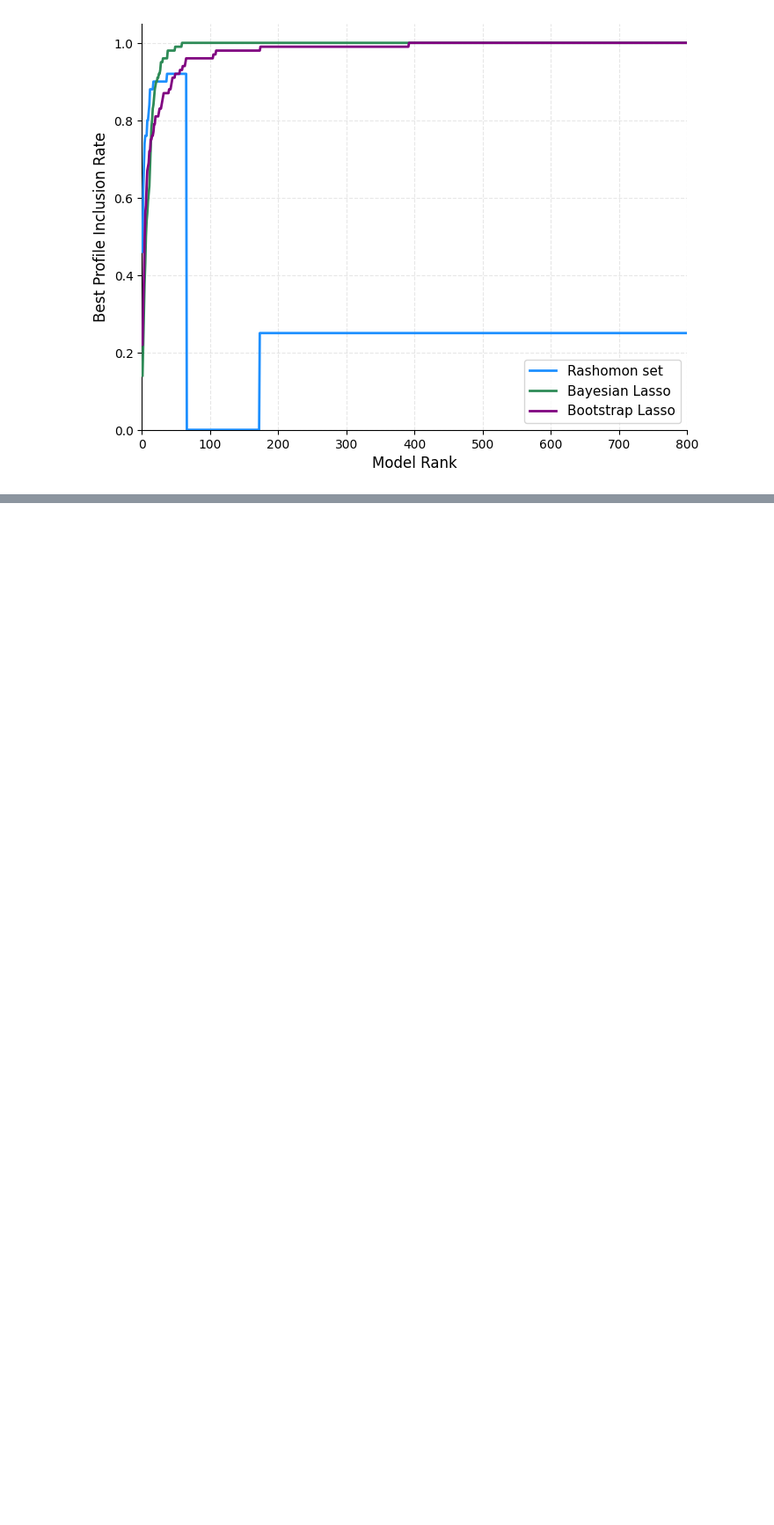
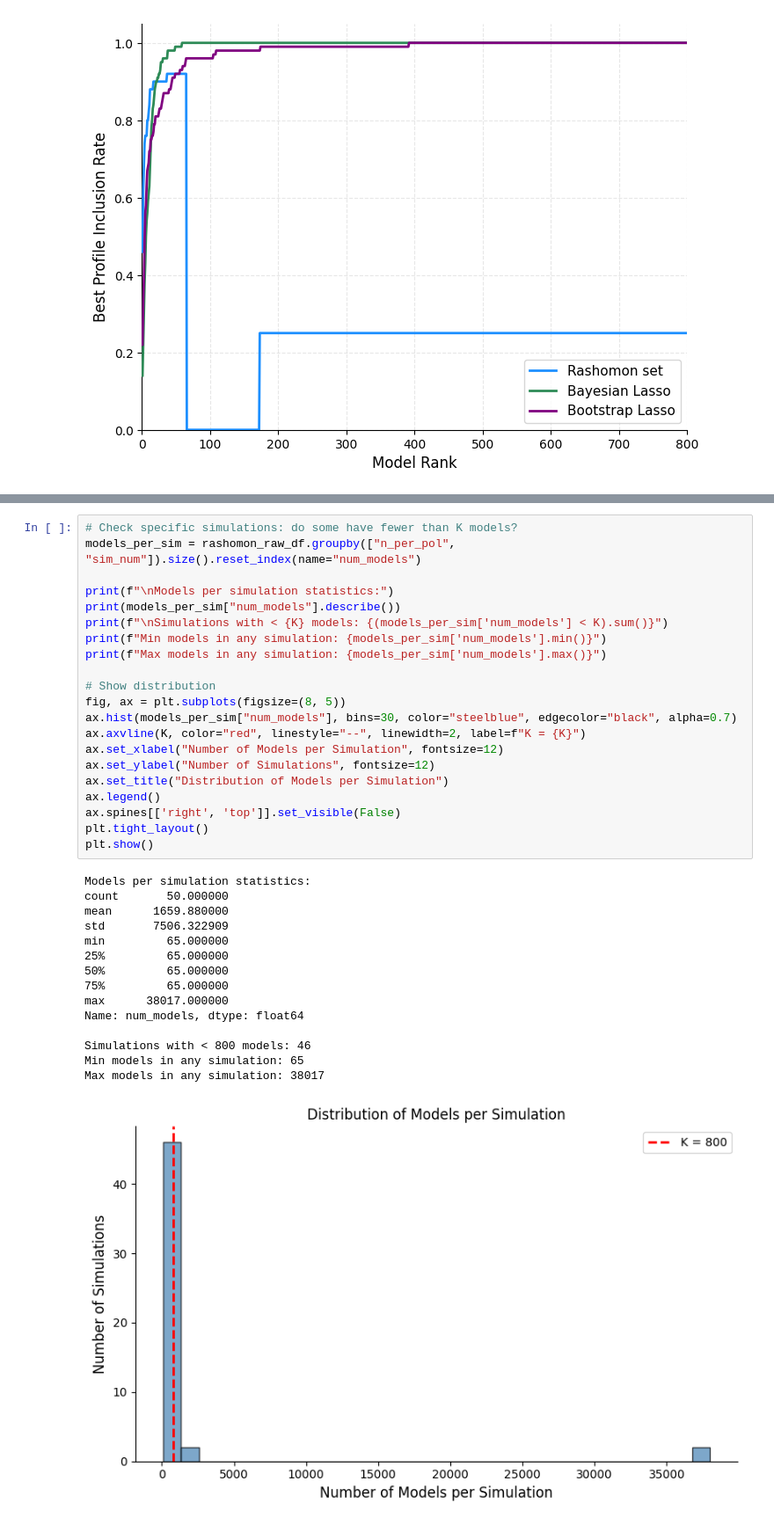
Before and after one commit to AparaV/rashomon-partition-sets, a Jupyter notebook: Code/analyze_reff_simulations.ipynb, the cells around one changed output, grey strips where cells are left out. Shown at 88% size. Drawn from its saved outputs; the diff is of its cells as text; blank space fills up the shorter version.

```diff
--- a/Code/analyze_reff_simulations.ipynb
+++ b/Code/analyze_reff_simulations.ipynb
@@ -930,0 +989,37 @@ plt.show()
+# %%
+# Check specific simulations: do some have fewer than K models?
+models_per_sim = rashomon_raw_df.groupby(["n_per_pol", "sim_num"]).size().reset_index(name="num_models")
+
+print(f"\nModels per simulation statistics:")
+print(models_per_sim["num_models"].describe())
+print(f"\nSimulations with < {K} models: {(models_per_sim['num_models'] < K).sum()}")
+print(f"Min models in any simulation: {models_per_sim['num_models'].min()}")
+print(f"Max models in any simulation: {models_per_sim['num_models'].max()}")
+
+# Show distribution
+fig, ax = plt.subplots(figsize=(8, 5))
+ax.hist(models_per_sim["num_models"], bins=30, color="steelblue", edgecolor="black", alpha=0.7)
+ax.axvline(K, color="red", linestyle="--", linewidth=2, label=f"K = {K}")
+ax.set_xlabel("Number of Models per Simulation", fontsize=12)
+ax.set_ylabel("Number of Simulations", fontsize=12)
+ax.set_title("Distribution of Models per Simulation")
+ax.legend()
+ax.spines[['right', 'top']].set_visible(False)
+plt.tight_layout()
+plt.show()
+# %% [output]
+Models per simulation statistics:
+count       50.000000
+mean      1659.880000
+std       7506.322909
+min         65.000000
+25%         65.000000
+50%         65.000000
+75%         65.000000
+max      38017.000000
+Name: num_models, dtype: float64
+
+Simulations with < 800 models: 46
+Min models in any simulation: 65
+Max models in any simulation: 38017
+[figure, added]
```
Also changed, not shown: parts of 2 cells of this notebook.
